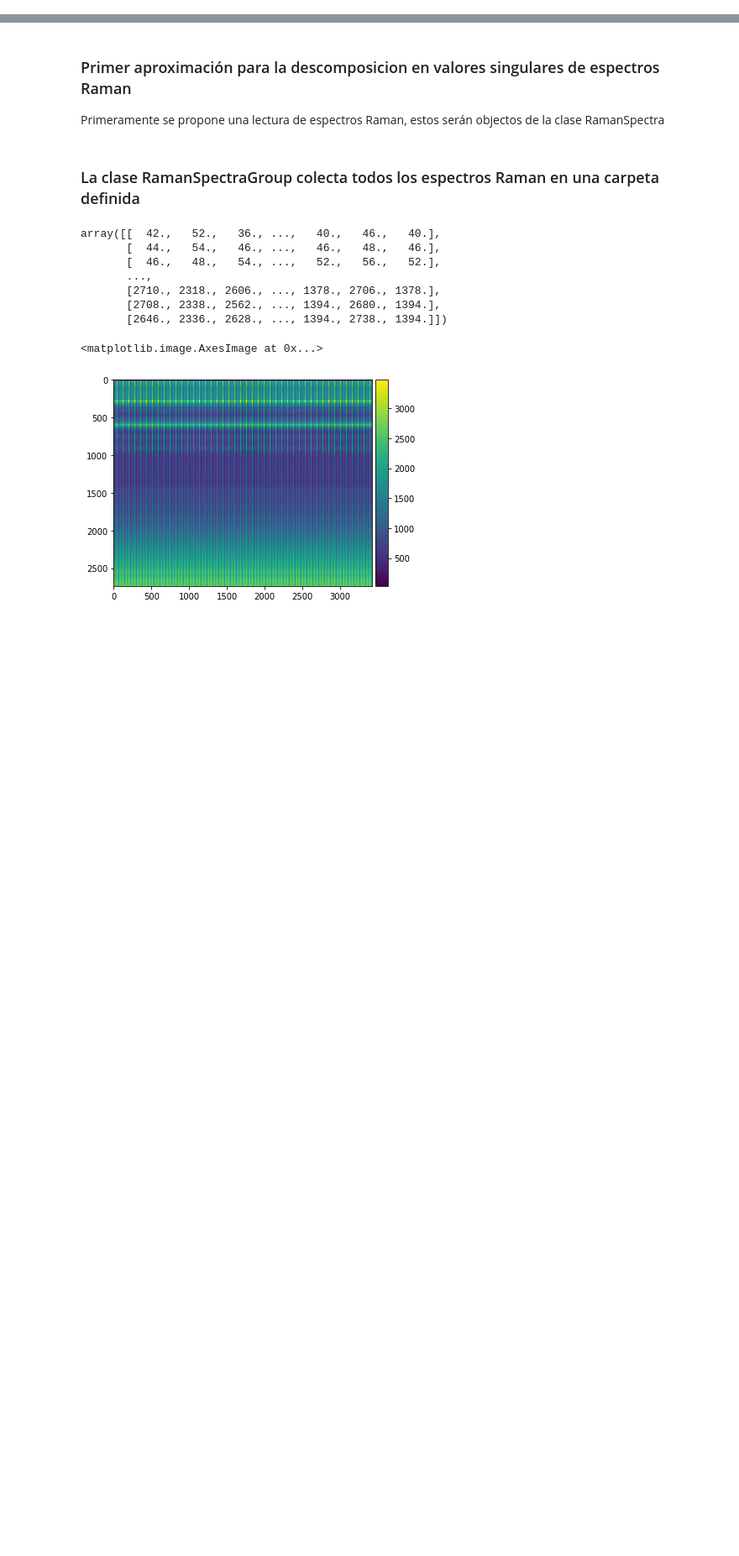
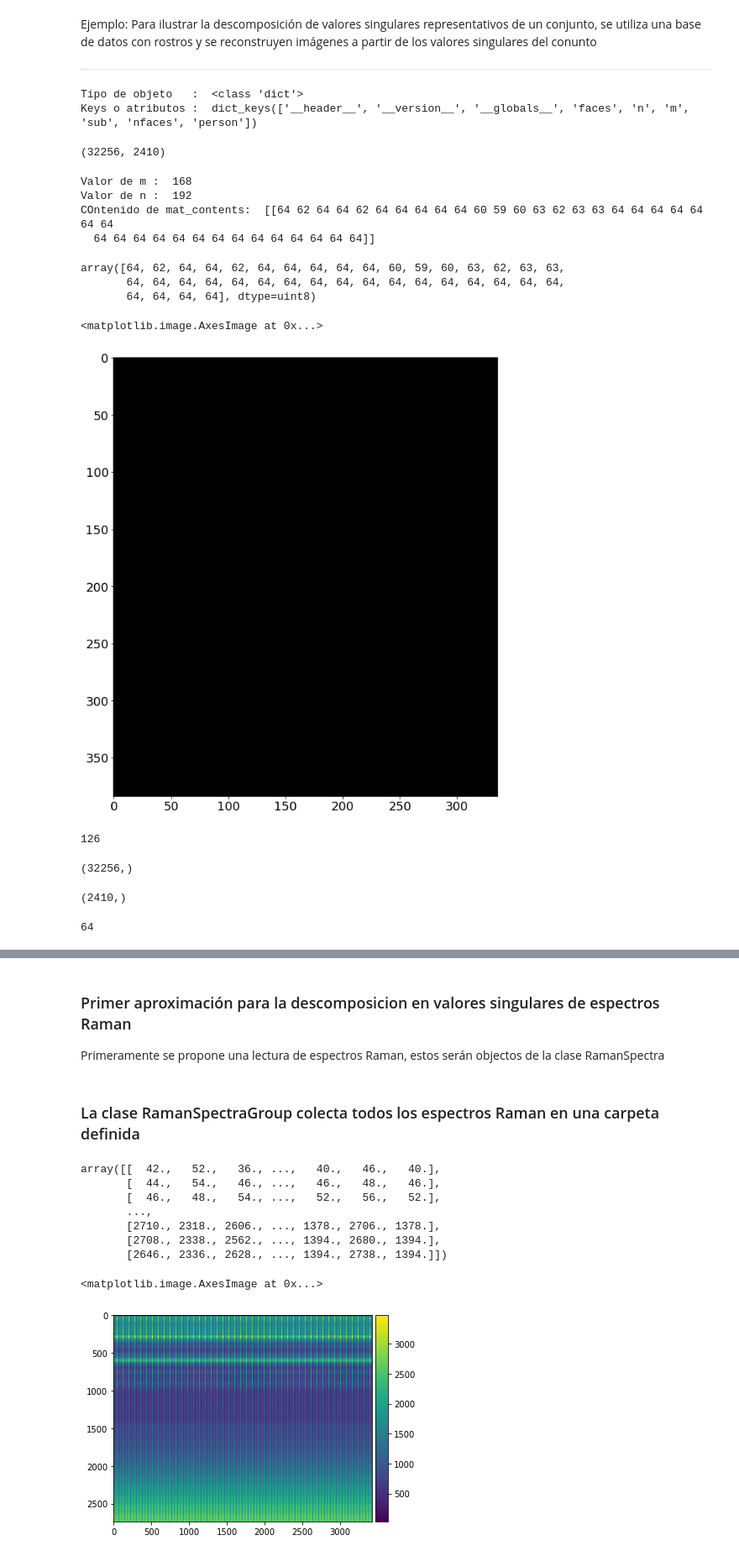
Before and after one commit to oftavira/BitacoraLiteratura, a Jupyter notebook: DataDrivenSE/main.ipynb, the cells around one changed output, grey strips where cells are left out. Shown at 84% size. Drawn from its saved outputs; the diff is of its cells as text; code cells hidden in the pictures; blank space fills up the shorter version.

Commit message:
añadiendo SVD para imagenes (face set)

```diff
--- a/DataDrivenSE/main.ipynb
+++ b/DataDrivenSE/main.ipynb
@@ -0,0 +33,70 @@
+# %% [markdown]
+Ejemplo: Para ilustrar la descomposición de valores singulares representativos de un conjunto, se utiliza una base de datos con rostros y se reconstruyen imágenes a partir de los valores singulares del conunto
+***
+# %%
+import matplotlib.pyplot as plt
+import numpy as np
+import os
+import scipy.io
+
+# DOC: Estos parametros solo configuran parametros de la grafica o plot
+
+plt.rcParams['figure.figsize'] = [10, 10]
+plt.rcParams.update({'font.size': 18})
+
+# DOC: mat_contents es un objeto diccionario o JSON
+
+mat_contents = scipy.io.loadmat(os.path.join('..','DATA','allFaces.mat'))
+print('Tipo de objeto   : ',type(mat_contents))
+print('Keys o atributos : ', mat_contents.keys())
+# %% [output]
+Tipo de objeto   :  <class 'dict'>
+Keys o atributos :  dict_keys(['__header__', '__version__', '__globals__', 'faces', 'n', 'm', 'sub', 'nfaces', 'person'])
+# %%
+mat_contents['faces'].shape
+# %% [output]
+(32256, 2410)
+# %%
+faces = mat_contents['faces']
+m = int(mat_contents['m'])
+n = int(mat_contents['n'])
+nfaces = np.ndarray.flatten(mat_contents['nfaces'])
+print('Valor de m : ',m)
+print('Valor de n : ',n)
+print('COntenido de mat_contents: ' , mat_contents['nfaces'])
+# %% [output]
+Valor de m :  168
+Valor de n :  192
+COntenido de mat_contents:  [[64 62 64 64 62 64 64 64 64 64 60 59 60 63 62 63 63 64 64 64 64 64 64 64
+  64 64 64 64 64 64 64 64 64 64 64 64 64 64]]
+# %%
+nfaces
+# %% [output]
+array([64, 62, 64, 64, 62, 64, 64, 64, 64, 64, 60, 59, 60, 63, 62, 63, 63,
+       64, 64, 64, 64, 64, 64, 64, 64, 64, 64, 64, 64, 64, 64, 64, 64, 64,
+       64, 64, 64, 64], dtype=uint8)
+# %%
+
+allPersons = np.zeros((n*2,m*2))
+count = 0
+
+io.imshow(allPersons)
+# %% [output]
+<matplotlib.image.AxesImage at 0x...>
+[figure, added]
+# %%
+np.sum(nfaces[:2])
+# %% [output]
+126
+# %%
+faces[:,np.sum(nfaces[:1])].shape
+# %% [output]
+(32256,)
+# %%
+faces[np.sum(nfaces[:1])].shape
+# %% [output]
+(2410,)
+# %%
+np.sum(nfaces[:1])
+# %% [output]
+64
```
Also changed, not shown: parts of 7 cells of this notebook, 1 other file.
